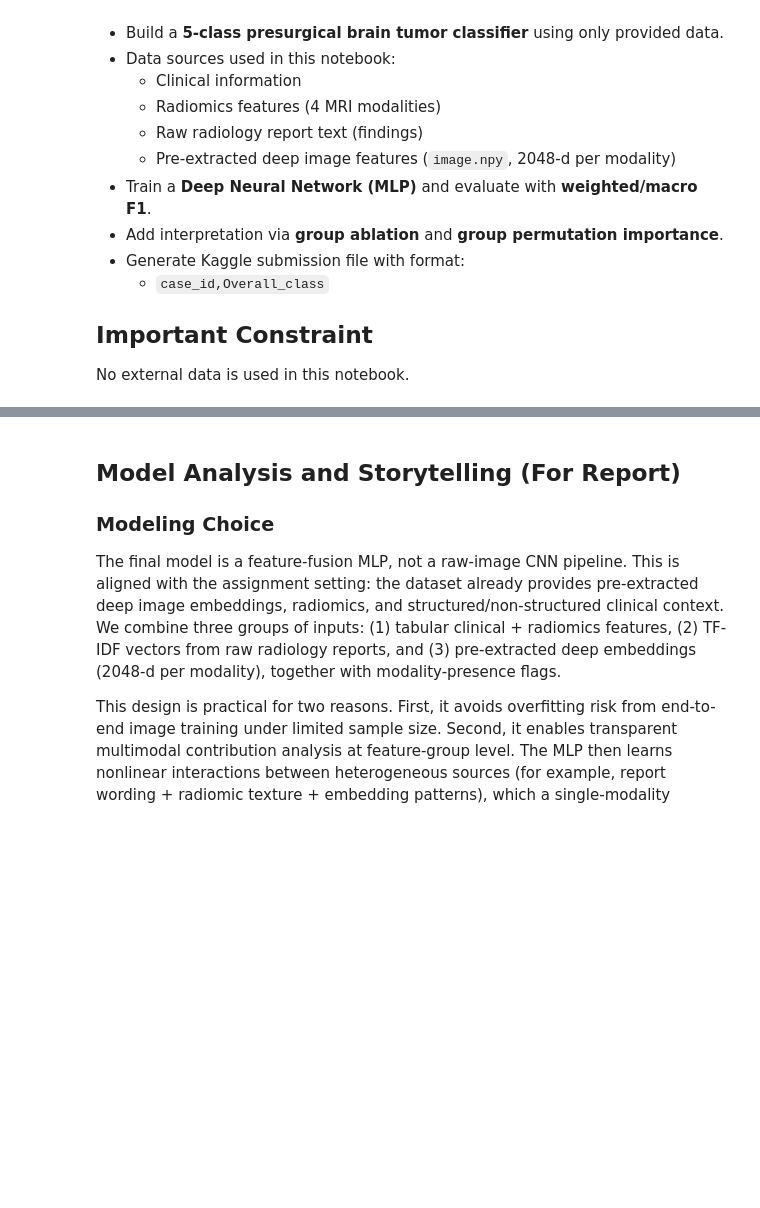
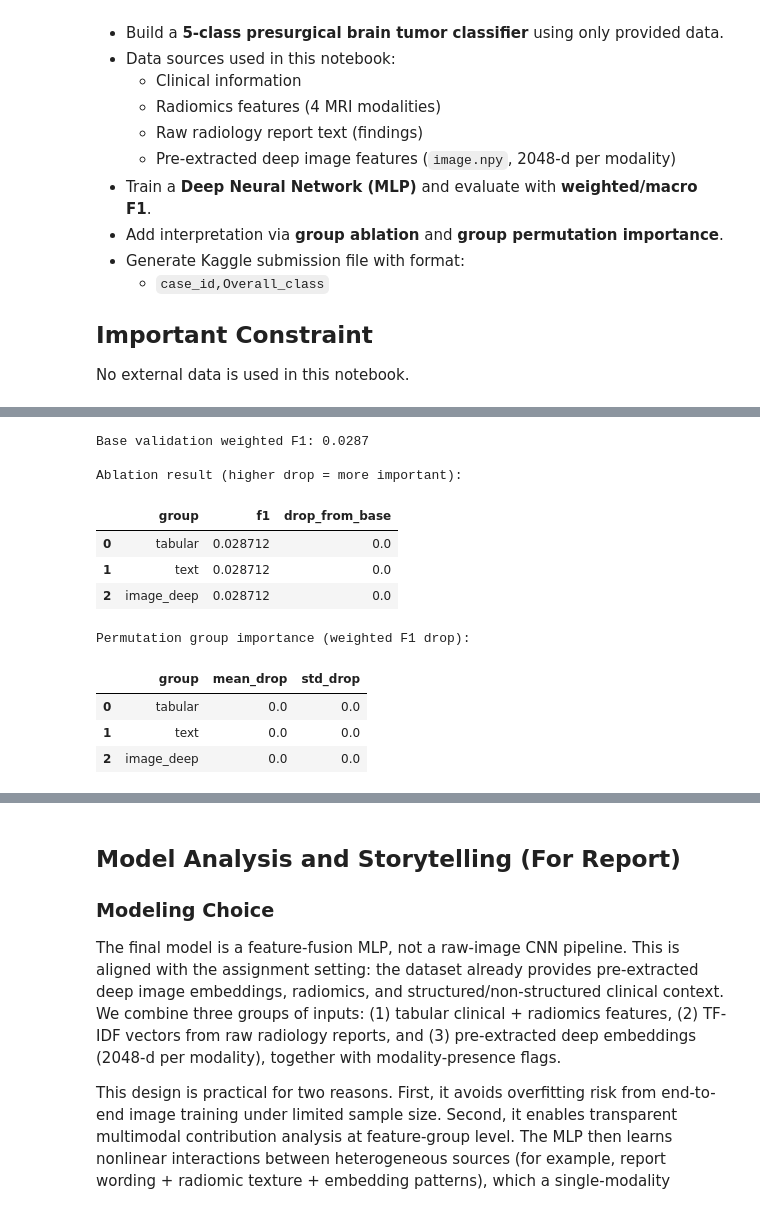
Before and after one commit to JJChand/STAT3612, a Jupyter notebook: dnn.ipynb, the cells around one changed output, grey strips where cells are left out. Cells and saved outputs as stored; diff of their text form; code cells hidden in the pictures; blank space fills up the shorter version.

```diff
--- a/dnn.ipynb
+++ b/dnn.ipynb
@@ -109,35 +105,21 @@ def load_labels_from_json(filename):
 def extract_image_features(case_ids):
     # Per modality: 2048-d embedding + 1 presence flag, concatenated across 4 modalities.
     out = []
-    malformed_count = 0
-
     for cid in case_ids:
         case_block = []
         case_dir = IMAGE_ROOT / str(cid)
-
         for mod in MODALITIES:
             p = case_dir / mod / "image.npy"
             if p.exists():
                 arr = np.load(p).astype(np.float32).reshape(-1)
-                if arr.shape[0] == 2048:
-                    vec = arr
-                    flag = np.array([1.0], dtype=np.float32)
-                else:
-                    # Strict fallback: malformed vectors are zeroed instead of resized.
-                    vec = np.zeros(2048, dtype=np.float32)
-                    flag = np.array([0.0], dtype=np.float32)
-                    malformed_count += 1
+                if arr.shape[0] != 2048:
+                    arr = np.resize(arr, 2048).astype(np.float32)
+                flag = np.array([1.0], dtype=np.float32)
             else:
-                vec = np.zeros(2048, dtype=np.float32)
+                arr = np.zeros(2048, dtype=np.float32)
                 flag = np.array([0.0], dtype=np.float32)
-
-            case_block.append(np.concatenate([vec, flag]))
-
+            case_block.append(np.concatenate([arr, flag]))
         out.append(np.concatenate(case_block))
-
-    if malformed_count > 0:
-        print(f"Warning: {malformed_count} malformed image vectors were zero-filled.")
-
     return np.vstack(out).astype(np.float32)
 
 
@@ -547,46 +536,50 @@ def ablation_score(model, X_val, y_val, group_slices, average="weighted"):
 
 def permutation_group_importance(model, X_val, y_val, group_slices, n_repeats=3, average="weighted"):
     rng = np.random.default_rng(SEED)
     base_preds = predict_from_array(model, X_val)
     base = f1_score(y_val, base_preds, average=average)
 
     records = []
     for g, (l, r) in group_slices.items():
         drops = []
         for _ in range(n_repeats):
             X_perm = X_val.copy()
             perm_idx = rng.permutation(X_perm.shape[0])
             X_perm[:, l:r] = X_perm[perm_idx, l:r]
             p = predict_from_array(model, X_perm)
             s = f1_score(y_val, p, average=average)
             drops.append(base - s)
         records.append({
             "group": g,
             "mean_drop": float(np.mean(drops)),
             "std_drop": float(np.std(drops))
         })
 
     out = pd.DataFrame(records).sort_values("mean_drop", ascending=False)
     return base, out
 
 
-INTERPRET_METRIC = "macro" if MONITOR_METRIC == "f1_macro" else "weighted"
-
-base_f1, ablation_df = ablation_score(model, X_val, y_val, group_slices, average=INTERPRET_METRIC)
-print(f"Base validation {INTERPRET_METRIC} F1:", round(base_f1, 4))
+base_f1, ablation_df = ablation_score(model, X_val, y_val, group_slices, average="weighted")
+print("Base validation weighted F1:", round(base_f1, 4))
 print("\nAblation result (higher drop = more important):")
 display(ablation_df)
 
-perm_base, perm_df = permutation_group_importance(
-    model,
-    X_val,
-    y_val,
-    group_slices,
-    n_repeats=3,
-    average=INTERPRET_METRIC,
-)
-print(f"\nPermutation group importance ({INTERPRET_METRIC} F1 drop):")
+perm_base, perm_df = permutation_group_importance(model, X_val, y_val, group_slices, n_repeats=3, average="weighted")
+print("\nPermutation group importance (weighted F1 drop):")
 display(perm_df)
+# %% [output]
+Base validation weighted F1: 0.0287
+
+Ablation result (higher drop = more important):
+|  | group | f1 | drop_from_base |
+| 0 | tabular | 0.028712 | 0.0 |
+| 1 | text | 0.028712 | 0.0 |
+| 2 | image_deep | 0.028712 | 0.0 |
+Permutation group importance (weighted F1 drop):
+|  | group | mean_drop | std_drop |
+| 0 | tabular | 0.0 | 0.0 |
+| 1 | text | 0.0 | 0.0 |
+| 2 | image_deep | 0.0 | 0.0 |
 # %%
 test_preds_idx = predict_from_array(model, X_test)
 test_preds_label = label_encoder.inverse_transform(test_preds_idx)
```
Also changed, not shown: parts of 7 cells of this notebook.
